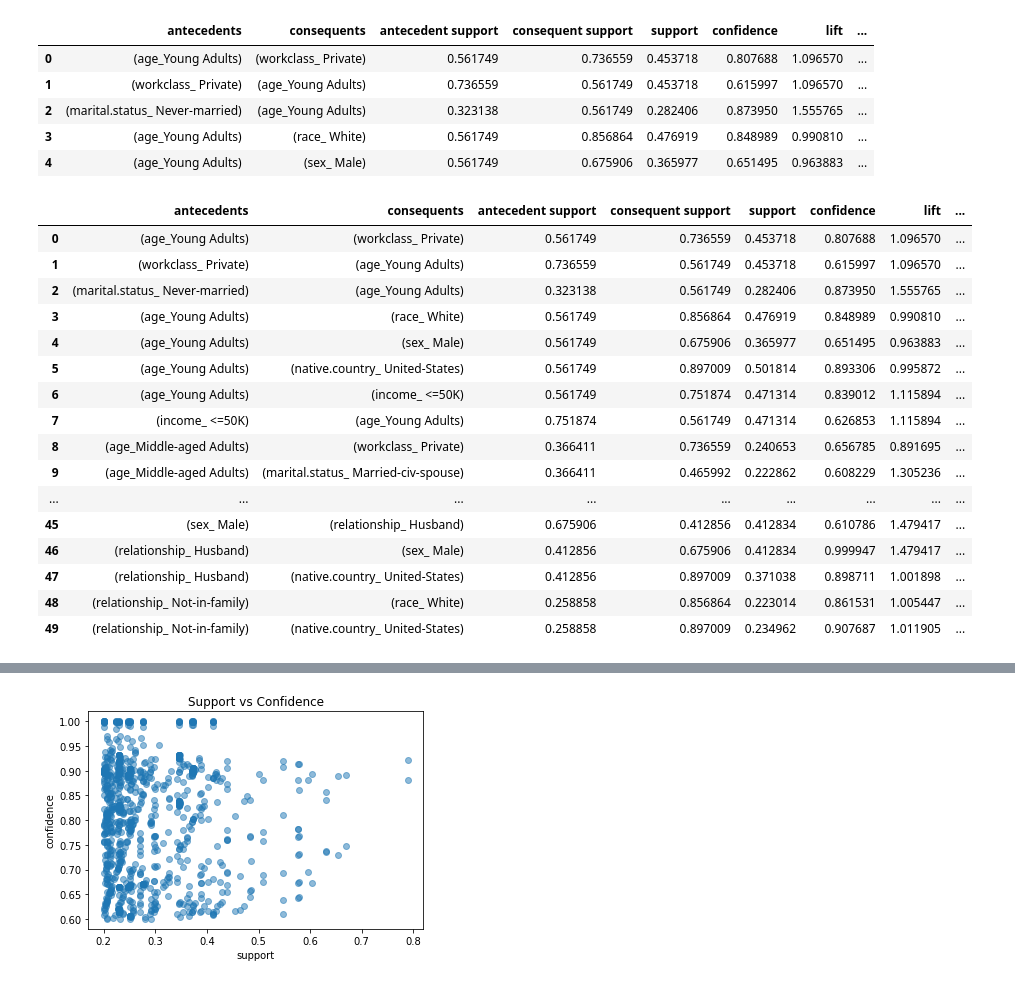
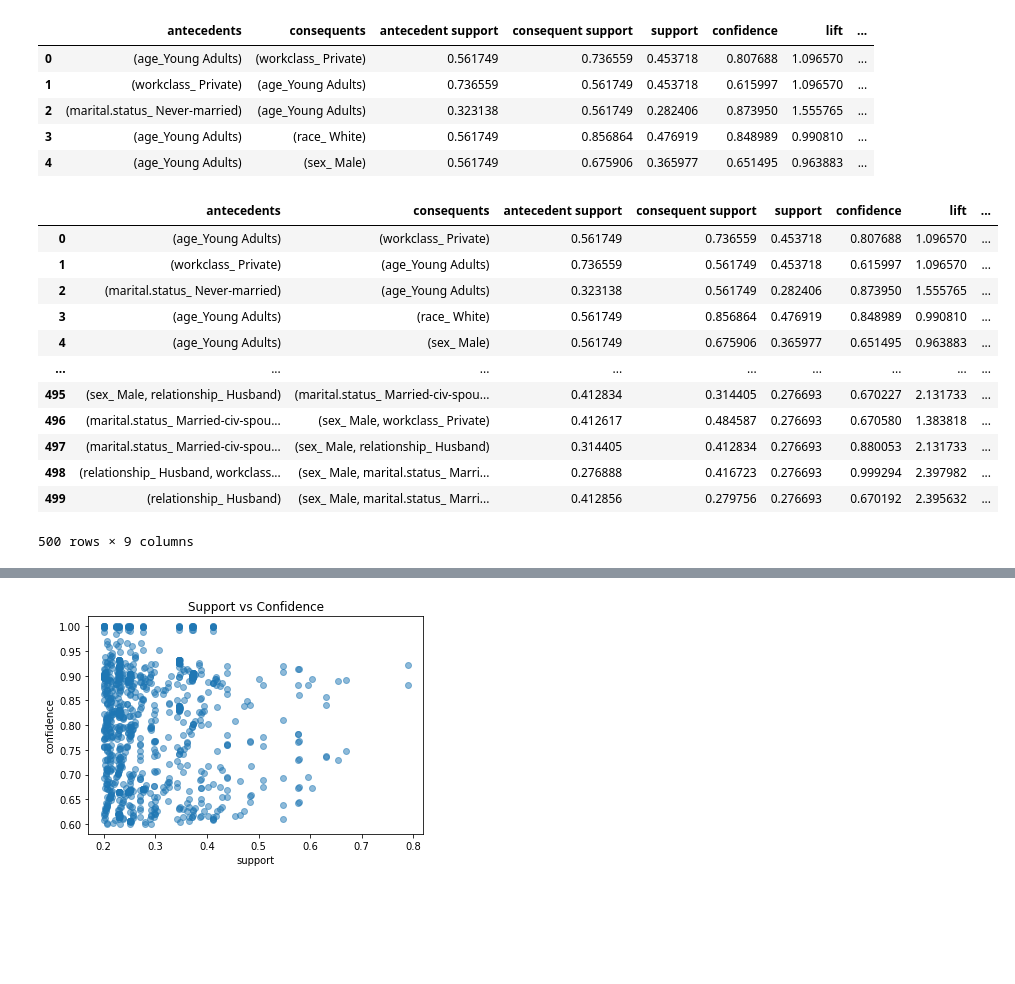
Before and after one commit to dron1t/codelabfun, a Jupyter notebook: IO.ipynb, the cells around one changed output, grey strips where cells are left out. Saved outputs shown, nothing was run; the diff lists cells and outputs as text; code cells hidden in the pictures; blank space fills up the shorter version.

```diff
--- a/IO.ipynb
+++ b/IO.ipynb
@@ -1316,22 +1318,18 @@ rules.head()
 | 3 | (age_Young Adults) | (race_ White) | 0.561749 | 0.856864 | 0.476919 | 0.848989 | 0.990810 | ... |
 | 4 | (age_Young Adults) | (sex_ Male) | 0.561749 | 0.675906 | 0.365977 | 0.651495 | 0.963883 | ... |
 # %%
-rules.head(50)
+rules.head(500)
 # %% [output]
 |  | antecedents | consequents | antecedent support | consequent support | support | confidence | lift | ... |
 | 0 | (age_Young Adults) | (workclass_ Private) | 0.561749 | 0.736559 | 0.453718 | 0.807688 | 1.096570 | ... |
 | 1 | (workclass_ Private) | (age_Young Adults) | 0.736559 | 0.561749 | 0.453718 | 0.615997 | 1.096570 | ... |
 | 2 | (marital.status_ Never-married) | (age_Young Adults) | 0.323138 | 0.561749 | 0.282406 | 0.873950 | 1.555765 | ... |
 | 3 | (age_Young Adults) | (race_ White) | 0.561749 | 0.856864 | 0.476919 | 0.848989 | 0.990810 | ... |
 | 4 | (age_Young Adults) | (sex_ Male) | 0.561749 | 0.675906 | 0.365977 | 0.651495 | 0.963883 | ... |
-| 5 | (age_Young Adults) | (native.country_ United-States) | 0.561749 | 0.897009 | 0.501814 | 0.893306 | 0.995872 | ... |
-| 6 | (age_Young Adults) | (income_ <=50K) | 0.561749 | 0.751874 | 0.471314 | 0.839012 | 1.115894 | ... |
-| 7 | (income_ <=50K) | (age_Young Adults) | 0.751874 | 0.561749 | 0.471314 | 0.626853 | 1.115894 | ... |
-| 8 | (age_Middle-aged Adults) | (workclass_ Private) | 0.366411 | 0.736559 | 0.240653 | 0.656785 | 0.891695 | ... |
-| 9 | (age_Middle-aged Adults) | (marital.status_ Married-civ-spouse) | 0.366411 | 0.465992 | 0.222862 | 0.608229 | 1.305236 | ... |
 | ... | ... | ... | ... | ... | ... | ... | ... | ... |
-| 45 | (sex_ Male) | (relationship_ Husband) | 0.675906 | 0.412856 | 0.412834 | 0.610786 | 1.479417 | ... |
-| 46 | (relationship_ Husband) | (sex_ Male) | 0.412856 | 0.675906 | 0.412834 | 0.999947 | 1.479417 | ... |
-| 47 | (relationship_ Husband) | (native.country_ United-States) | 0.412856 | 0.897009 | 0.371038 | 0.898711 | 1.001898 | ... |
-| 48 | (relationship_ Not-in-family) | (race_ White) | 0.258858 | 0.856864 | 0.223014 | 0.861531 | 1.005447 | ... |
-| 49 | (relationship_ Not-in-family) | (native.country_ United-States) | 0.258858 | 0.897009 | 0.234962 | 0.907687 | 1.011905 | ... |
+| 495 | (sex_ Male, relationship_ Husband) | (marital.status_ Married-civ-spou... | 0.412834 | 0.314405 | 0.276693 | 0.670227 | 2.131733 | ... |
+| 496 | (marital.status_ Married-civ-spou... | (sex_ Male, workclass_ Private) | 0.412617 | 0.484587 | 0.276693 | 0.670580 | 1.383818 | ... |
+| 497 | (marital.status_ Married-civ-spou... | (sex_ Male, relationship_ Husband) | 0.314405 | 0.412834 | 0.276693 | 0.880053 | 2.131733 | ... |
+| 498 | (relationship_ Husband, workclass... | (sex_ Male, marital.status_ Marri... | 0.276888 | 0.416723 | 0.276693 | 0.999294 | 2.397982 | ... |
+| 499 | (relationship_ Husband) | (sex_ Male, marital.status_ Marri... | 0.412856 | 0.279756 | 0.276693 | 0.670192 | 2.395632 | ... |
+500 rows × 9 columns
```
Also changed, not shown: parts of 4 cells of this notebook.
